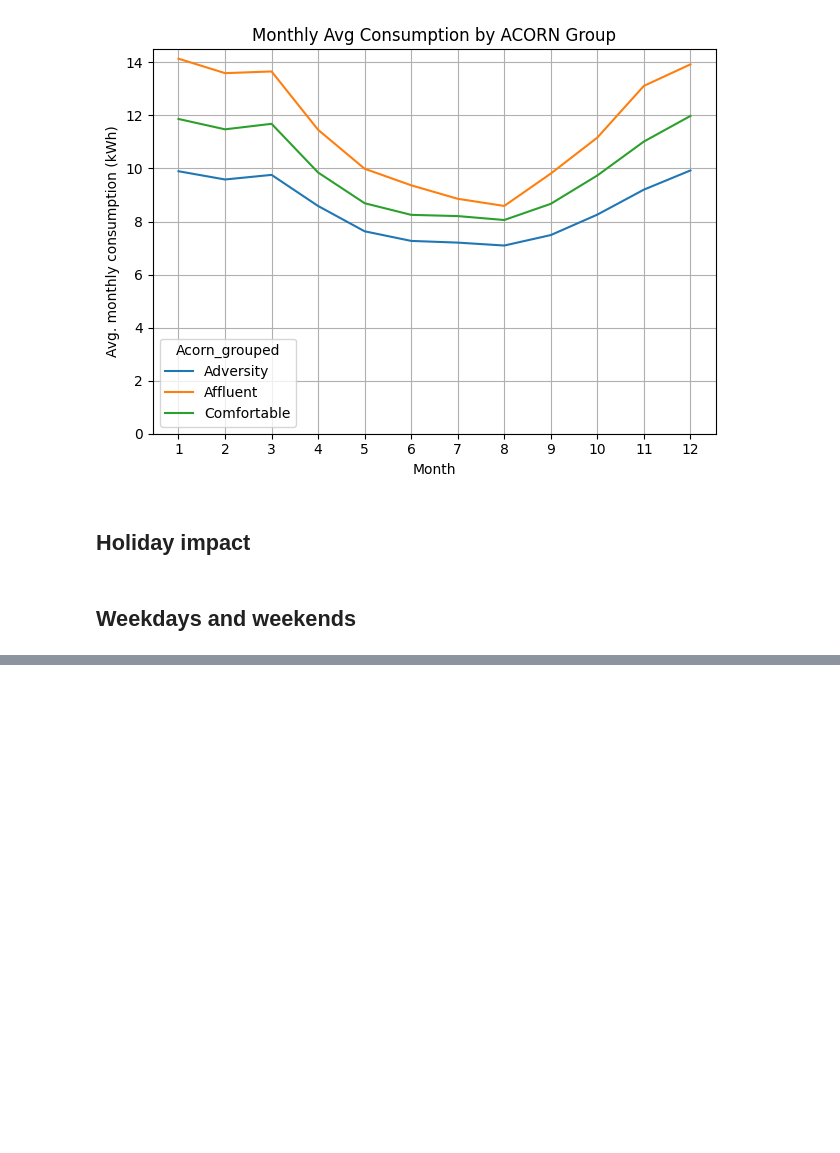
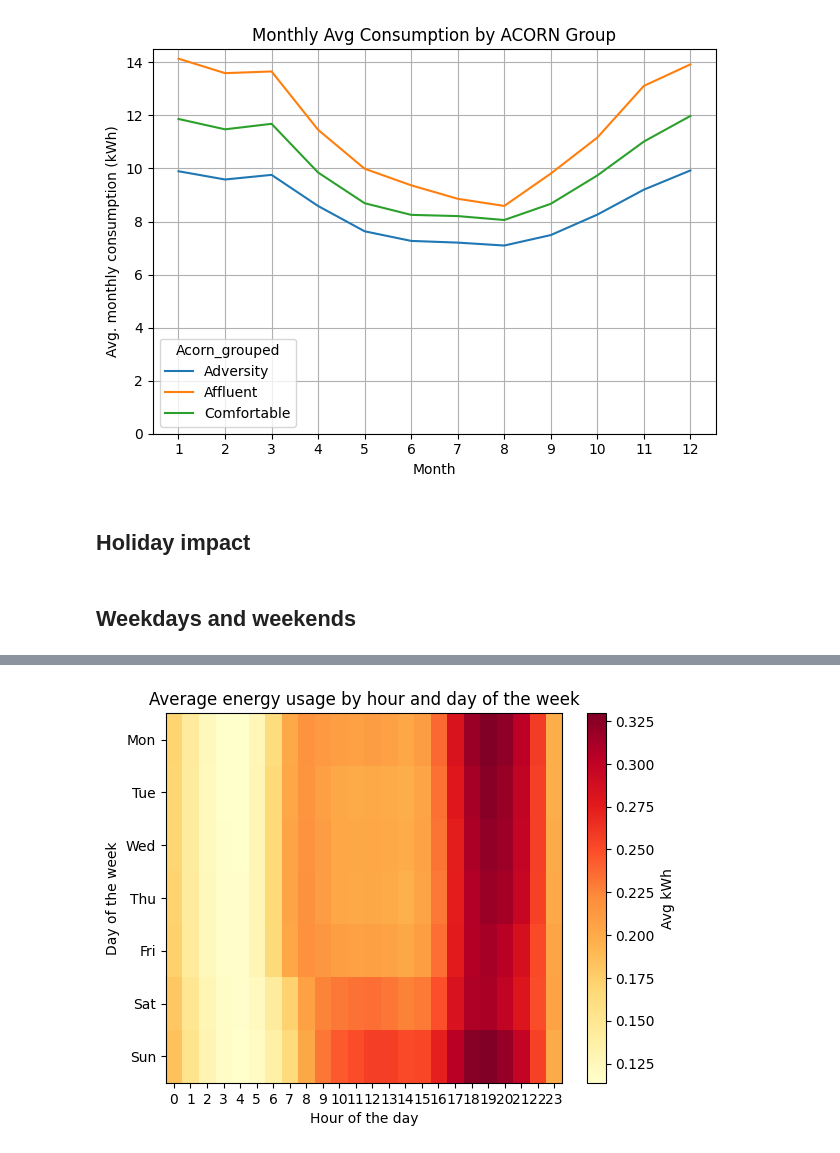
Before and after one commit to moosophy/smart-meters-project, a Jupyter notebook: main.ipynb, the cells around one changed output, grey strips where cells are left out. Saved outputs shown, nothing was run; the diff lists cells and outputs as text; code cells hidden in the pictures; blank space fills up the shorter version.

Commit message:
added heatmap

```diff
--- a/main.ipynb
+++ b/main.ipynb
@@ -348,0 +351,7 @@ chart.set_ylabel("Avg. daily consumption (kWh)")
+# %%
+t = half_hourly_consumption_long.copy()
+t["hour"] = t["tstp"].dt.hour
+t["weekday"] = t["tstp"].dt.dayofweek
+
+r = t.groupby(["weekday", "hour"])["energy(kWh/hh)"].mean().unstack("hour").values
+r
@@ -348,0 +376,14 @@ chart.set_ylabel("Avg. daily consumption (kWh)")
+# %%
+plt.imshow(r, aspect="auto", cmap="YlOrRd")
+
+plt.title("Average energy usage by hour and day of the week")
+plt.xlabel("Hour of the day")
+plt.ylabel("Day of the week")
+
+plt.xticks(ticks=np.arange(0, 24), labels=[str(h) for h in range(24)])
+plt.yticks(ticks=np.arange(0, 7), labels=["Mon", "Tue", "Wed", "Thu", "Fri", "Sat", "Sun"])
+
+plt.colorbar(label="Avg kWh")
+plt.show()
+# %% [output]
+[figure, added]
```
Also changed, not shown: parts of 2 cells of this notebook.
